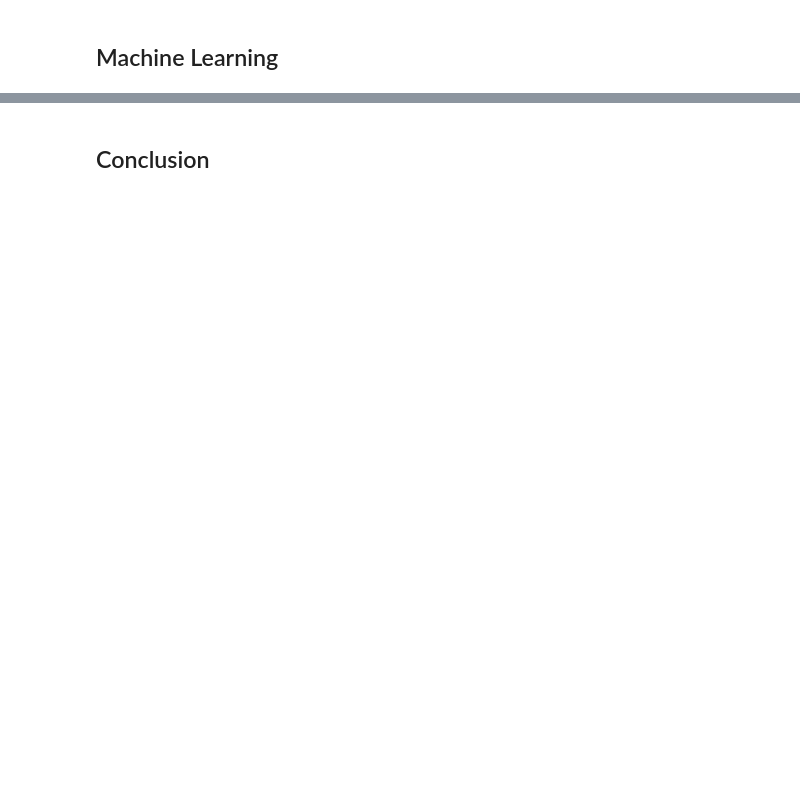
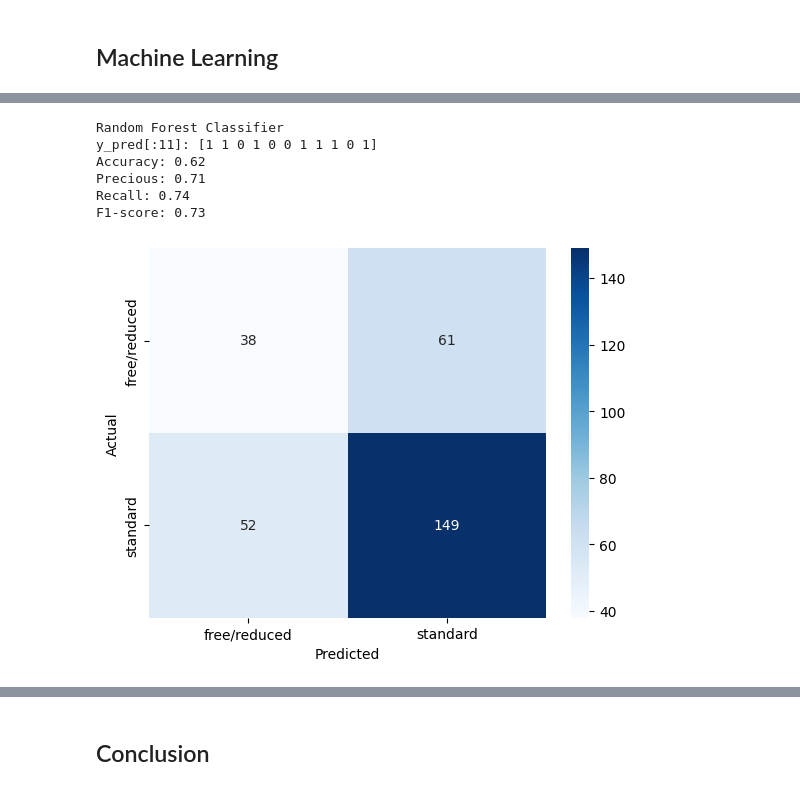
Before and after one commit to guozhuyin/112NetworkLearningTechnology, a Jupyter notebook: EducationalDataMiningUsingPython/finalProject231222.ipynb, the cells around one changed output, grey strips where cells are left out. Drawn from its saved outputs; the diff is of its cells as text; code cells hidden in the pictures; blank space fills up the shorter version.

```diff
--- a/EducationalDataMiningUsingPython/finalProject231222.ipynb
+++ b/EducationalDataMiningUsingPython/finalProject231222.ipynb
@@ -273,0 +273,34 @@ p-value < 0.05, significant difference between the two groups
+# %%
+# Hypothesis: The student's lunch will affect the student's average total score.
+
+# ### Random Forest Classifier
+df_ml = df
+for i in df_ml.columns:
+    if df_ml[i].dtype == 'object':
+        df_ml[i] = label_encoder.fit_transform(df[i])
+X = df_ml[["math score", "average_total_score"]]
+y = df_ml["lunch"]
+X_train, X_test, y_train, y_test = train_test_split(X, y, test_size=0.3)
+rfc = RandomForestClassifier(n_estimators=1000)
+rfc.fit(X_train, y_train)
+y_pred = rfc.predict(X_test)
+print(f'Random Forest Classifier')
+print(f'y_pred[:11]: {y_pred[:11]}')
+print(f'Accuracy: {accuracy_score(y_test, y_pred):.2f}')
+print(f'Precious: {precision_score(y_test, y_pred):.2f}')
+print(f'Recall: {recall_score(y_test, y_pred):.2f}')
+print(f'F1-score: {f1_score(y_test, y_pred):.2f}')
+
+# plt confusion matrix
+sns.heatmap(confusion_matrix(y_test, y_pred), annot=True, cmap='Blues', fmt='g', xticklabels=['free/reduced', 'standard'], yticklabels=['free/reduced', 'standard'])
+plt.xlabel('Predicted')
+plt.ylabel('Actual')
+plt.show()
+# %% [output]
+Random Forest Classifier
+y_pred[:11]: [1 1 0 1 0 0 1 1 1 0 1]
+Accuracy: 0.62
+Precious: 0.71
+Recall: 0.74
+F1-score: 0.73
+[figure, added]
```
Also changed, not shown: parts of 14 cells of this notebook.
